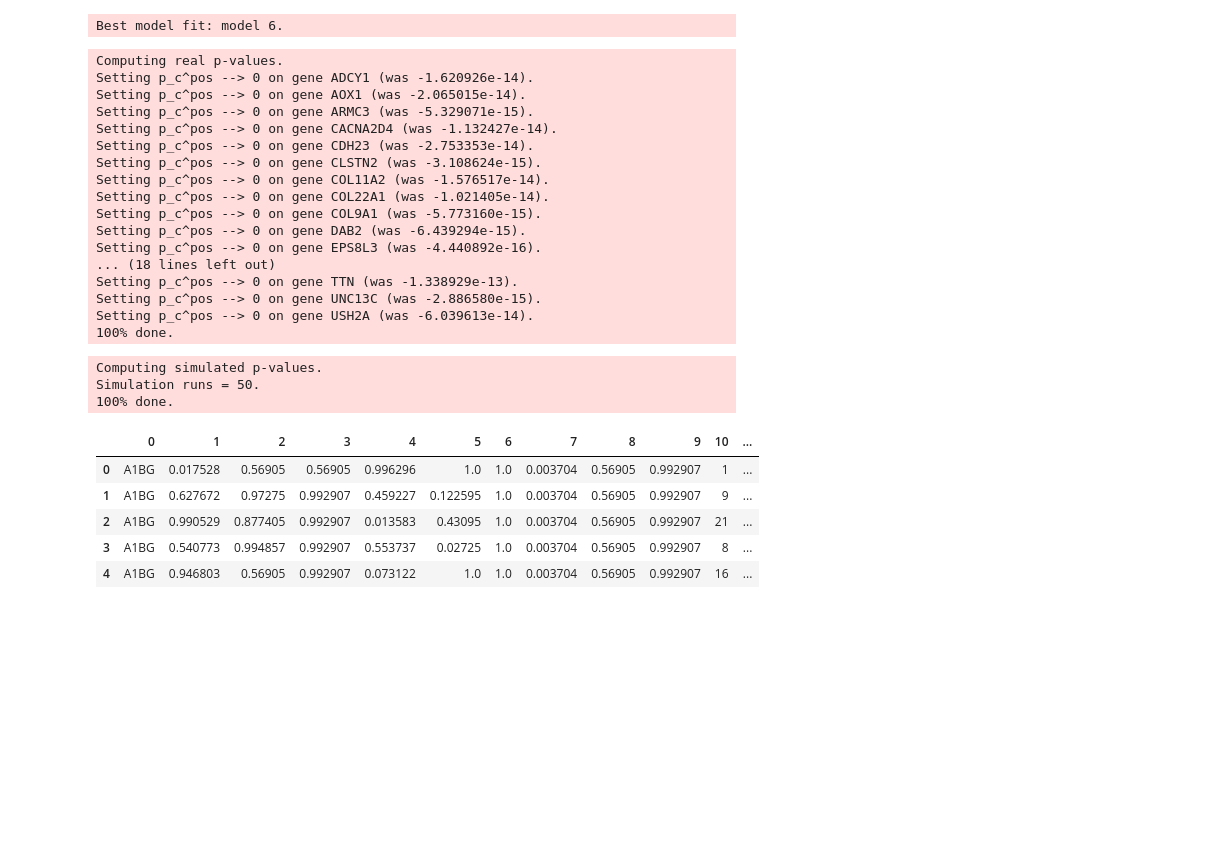
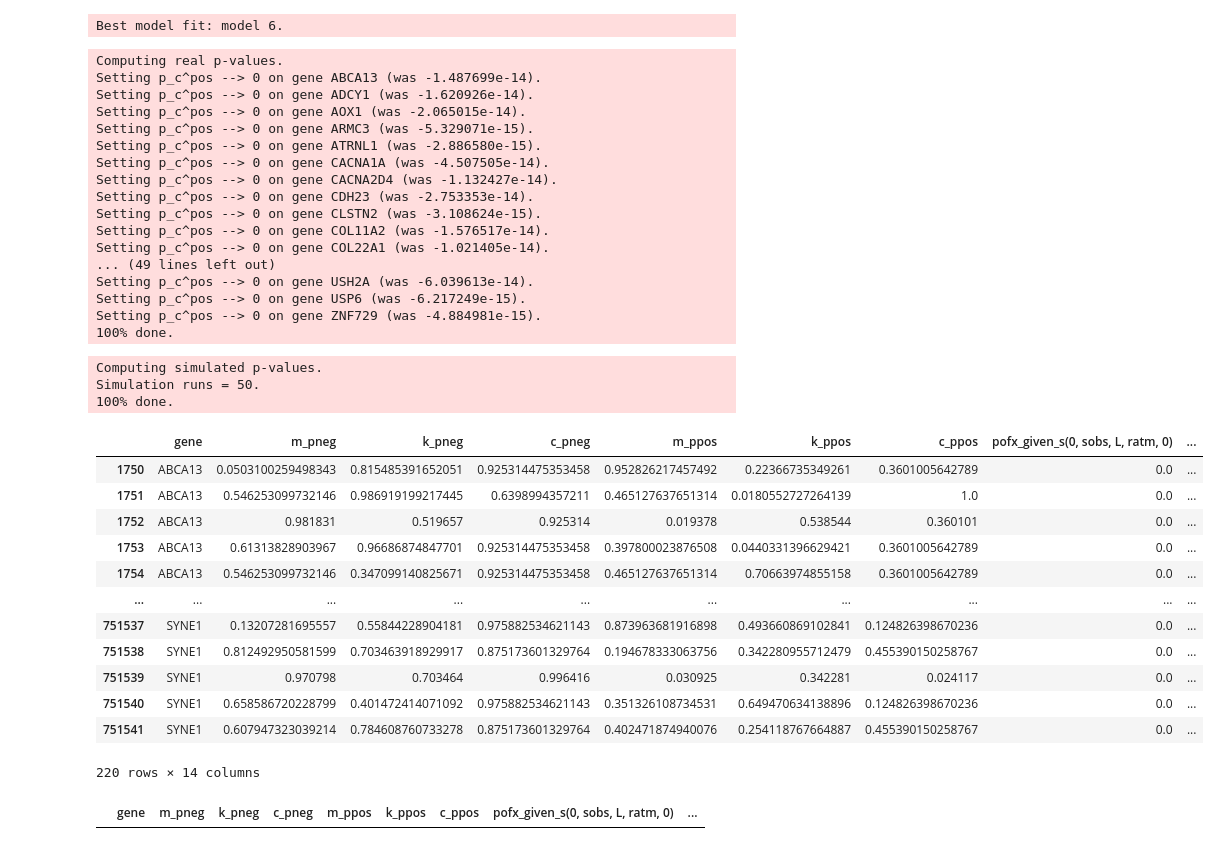
Before and after one commit to jxin-wang/my-CBaSE, a Jupyter notebook: JX02_CBaSE_pvalues.ipynb, the cells around one changed output. Cells and saved outputs as stored; diff of their text form; code cells hidden in the pictures; blank space fills up the shorter version.

```diff
--- a/JX02_CBaSE_pvalues.ipynb
+++ b/JX02_CBaSE_pvalues.ipynb
@@ -187,7 +187,7 @@ def compute_p_values(p, genes, aux):
 		testc_array=[]
 
 		# HOW TO CHOSE upper limit for ctest ?
-		if ratc >= 0:
+		if not np.isnan(ratc):
 			for ctest in range(int(ratc*sobs+3.)*2):
 				c_pneg = sum_p + pofx_given_s(ctest, sobs, L, ratc, large_flag)
 				c_ppos = 1. - sum_p
@@ -205,7 +205,7 @@ def compute_p_values(p, genes, aux):
 					# L is a scaler, not the length of gene
 					msim = inst_pofx.rvs(sobs, L, ratm)
 					ksim = inst_pofx.rvs(sobs, L, ratk)
-					if ratc >= 0:
+					if not np.isnan(ratc):
 						csim = inst_pofx.rvs(sobs, L, ratc)
 
 				except:
@@ -215,15 +215,16 @@ def compute_p_values(p, genes, aux):
 					sobs = 0
 				mobs = int(round(msim))
 				kobs = int(round(ksim))
-				if ratc >= 0:
+				if not np.isnan(ratc):
 					cobs = int(round(csim))
 
 			try:
 				[m_pneg, m_ppos] = testm_array[mobs]
 				[k_pneg, k_ppos] = testk_array[kobs]
-				if ratc >= 0:
+				if not np.isnan(ratc):
 					[c_pneg, c_ppos] = testc_array[cobs]
-
+				else:
+					[c_pneg, c_ppos] = [1., 0.]
 			except:
 				cum_p = 0.
 				for x in range(mobs):
@@ -278,8 +279,9 @@ def compute_p_values(p, genes, aux):
 						k_pneg = 1.
 
 				cum_p = 0.
-
-				if ratc >= 0:
+				c_pneg = 1.
+				c_ppos = 0.
+				if not np.isnan(ratc):
 					for x in range(cobs):
 						cum_p += pofx_given_s(x, sobs, L, ratc, large_flag)
 					c_pneg = cum_p + pofx_given_s(cobs, sobs, L, ratc, large_flag)
@@ -305,7 +307,17 @@ def compute_p_values(p, genes, aux):
 								sys.stderr.write("p_c^neg on gene %s: %f --> 1.\n" %(gene["gene"], c_pneg))
 							c_pneg = 1.
 
-			pvals.append([gene["gene"], m_pneg, k_pneg, c_pneg, m_ppos, k_ppos, c_ppos, pofx_given_s(0, sobs, L, ratm, 0), pofx_given_s(0, sobs, L, ratk, 0), pofx_given_s(0, sobs, L, ratc, 0), mobs, kobs, cobs, sobs])
+			# if not np.isnan(ratc):
+			# 	c_pofx_given_s = pofx_given_s(0, sobs, L, ratc, 0)
+			# else:
+			# 	c_pofx_given_s = 0
+
+			pvals.append([gene["gene"], m_pneg, k_pneg, c_pneg,
+		 								m_ppos, k_ppos, c_ppos,
+		 								pofx_given_s(0, sobs, L, ratm, 0),
+										pofx_given_s(0, sobs, L, ratk, 0),
+										pofx_given_s(0, sobs, L, ratc, 0),
+										mobs, kobs, cobs, sobs])
 
 	sys.stderr.write("100% done.\n")
 	return pvals
@@ -469,21 +482,21 @@ sys.stderr.write("Computing real p-values.\n")
 pvals_obs = compute_p_values(params, mks_type, [mod_C, 0, 1])
 # %% [output]
 Computing real p-values.
+Setting p_c^pos --> 0 on gene ABCA13 (was -1.487699e-14).
 Setting p_c^pos --> 0 on gene ADCY1 (was -1.620926e-14).
 Setting p_c^pos --> 0 on gene AOX1 (was -2.065015e-14).
 Setting p_c^pos --> 0 on gene ARMC3 (was -5.329071e-15).
+Setting p_c^pos --> 0 on gene ATRNL1 (was -2.886580e-15).
+Setting p_c^pos --> 0 on gene CACNA1A (was -4.507505e-14).
 Setting p_c^pos --> 0 on gene CACNA2D4 (was -1.132427e-14).
 Setting p_c^pos --> 0 on gene CDH23 (was -2.753353e-14).
 Setting p_c^pos --> 0 on gene CLSTN2 (was -3.108624e-15).
 Setting p_c^pos --> 0 on gene COL11A2 (was -1.576517e-14).
 Setting p_c^pos --> 0 on gene COL22A1 (was -1.021405e-14).
-Setting p_c^pos --> 0 on gene COL9A1 (was -5.773160e-15).
-Setting p_c^pos --> 0 on gene DAB2 (was -6.439294e-15).
-Setting p_c^pos --> 0 on gene EPS8L3 (was -4.440892e-16).
-... (18 lines left out)
-Setting p_c^pos --> 0 on gene TTN (was -1.338929e-13).
-Setting p_c^pos --> 0 on gene UNC13C (was -2.886580e-15).
+... (49 lines left out)
 Setting p_c^pos --> 0 on gene USH2A (was -6.039613e-14).
+Setting p_c^pos --> 0 on gene USP6 (was -6.217249e-15).
+Setting p_c^pos --> 0 on gene ZNF729 (was -4.884981e-15).
 100% done.
 # %%
 sys.stderr.write("Computing simulated p-values.\n")
@@ -495,12 +508,24 @@ pvals_sim = compute_p_values(params, mks_type, [mod_C, 1, run_no])
 Computing simulated p-values.
 Simulation runs = 50.
 100% done.
-# %%
-pd.DataFrame(pvals_sim).head()
-# %% [output]
-|  | 0 | 1 | 2 | 3 | 4 | 5 | 6 | 7 | 8 | 9 | 10 | ... |
-| 0 | A1BG | 0.017528 | 0.56905 | 0.56905 | 0.996296 | 1.0 | 1.0 | 0.003704 | 0.56905 | 0.992907 | 1 | ... |
-| 1 | A1BG | 0.627672 | 0.97275 | 0.992907 | 0.459227 | 0.122595 | 1.0 | 0.003704 | 0.56905 | 0.992907 | 9 | ... |
-| 2 | A1BG | 0.990529 | 0.877405 | 0.992907 | 0.013583 | 0.43095 | 1.0 | 0.003704 | 0.56905 | 0.992907 | 21 | ... |
-| 3 | A1BG | 0.540773 | 0.994857 | 0.992907 | 0.553737 | 0.02725 | 1.0 | 0.003704 | 0.56905 | 0.992907 | 8 | ... |
-| 4 | A1BG | 0.946803 | 0.56905 | 0.992907 | 0.073122 | 1.0 | 1.0 | 0.003704 | 0.56905 | 0.992907 | 16 | ... |
+# %%
+pvals_sim_df = pd.DataFrame(pvals_sim, columns=["gene", "m_pneg", "k_pneg", "c_pneg", "m_ppos", "k_ppos", "c_ppos", "pofx_given_s(0, sobs, L, ratm, 0)", "pofx_given_s(0, sobs, L, ratk, 0)", "pofx_given_s(0, sobs, L, ratc, 0)", "mobs", "kobs", "cobs", "sobs"])
+pvals_sim_df[pvals_sim_df["pofx_given_s(0, sobs, L, ratm, 0)"] == 0.]
+# %% [output]
+|  | gene | m_pneg | k_pneg | c_pneg | m_ppos | k_ppos | c_ppos | pofx_given_s(0, sobs, L, ratm, 0) | ... |
+| 1750 | ABCA13 | 0.0503100259498343 | 0.815485391652051 | 0.925314475353458 | 0.952826217457492 | 0.22366735349261 | 0.3601005642789 | 0.0 | ... |
+| 1751 | ABCA13 | 0.546253099732146 | 0.986919199217445 | 0.6398994357211 | 0.465127637651314 | 0.0180552727264139 | 1.0 | 0.0 | ... |
+| 1752 | ABCA13 | 0.981831 | 0.519657 | 0.925314 | 0.019378 | 0.538544 | 0.360101 | 0.0 | ... |
+| 1753 | ABCA13 | 0.61313828903967 | 0.96686874847701 | 0.925314475353458 | 0.397800023876508 | 0.0440331396629421 | 0.3601005642789 | 0.0 | ... |
+| 1754 | ABCA13 | 0.546253099732146 | 0.347099140825671 | 0.925314475353458 | 0.465127637651314 | 0.70663974855158 | 0.3601005642789 | 0.0 | ... |
+| ... | ... | ... | ... | ... | ... | ... | ... | ... | ... |
+| 751537 | SYNE1 | 0.13207281695557 | 0.55844228904181 | 0.975882534621143 | 0.873963681916898 | 0.493660869102841 | 0.124826398670236 | 0.0 | ... |
+| 751538 | SYNE1 | 0.812492950581599 | 0.703463918929917 | 0.875173601329764 | 0.194678333063756 | 0.342280955712479 | 0.455390150258767 | 0.0 | ... |
+| 751539 | SYNE1 | 0.970798 | 0.703464 | 0.996416 | 0.030925 | 0.342281 | 0.024117 | 0.0 | ... |
+| 751540 | SYNE1 | 0.658586720228799 | 0.401472414071092 | 0.975882534621143 | 0.351326108734531 | 0.649470634138896 | 0.124826398670236 | 0.0 | ... |
+| 751541 | SYNE1 | 0.607947323039214 | 0.784608760733278 | 0.875173601329764 | 0.402471874940076 | 0.254118767664887 | 0.455390150258767 | 0.0 | ... |
+220 rows × 14 columns
+# %%
+pvals_sim_df[pvals_sim_df["pofx_given_s(0, sobs, L, ratc, 0)"] == 0.]
+# %% [output]
+|  | gene | m_pneg | k_pneg | c_pneg | m_ppos | k_ppos | c_ppos | pofx_given_s(0, sobs, L, ratm, 0) | ... |
```
Also changed, not shown: parts of 4 cells of this notebook, 1 other file.
